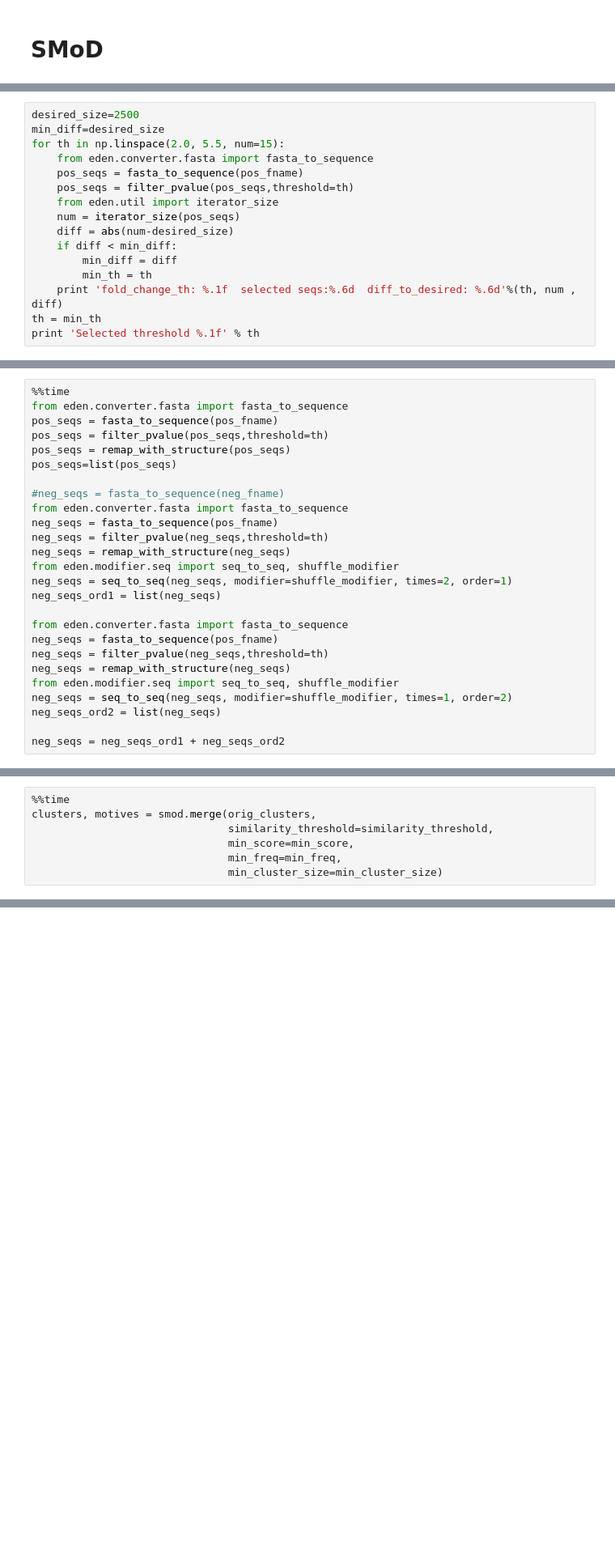
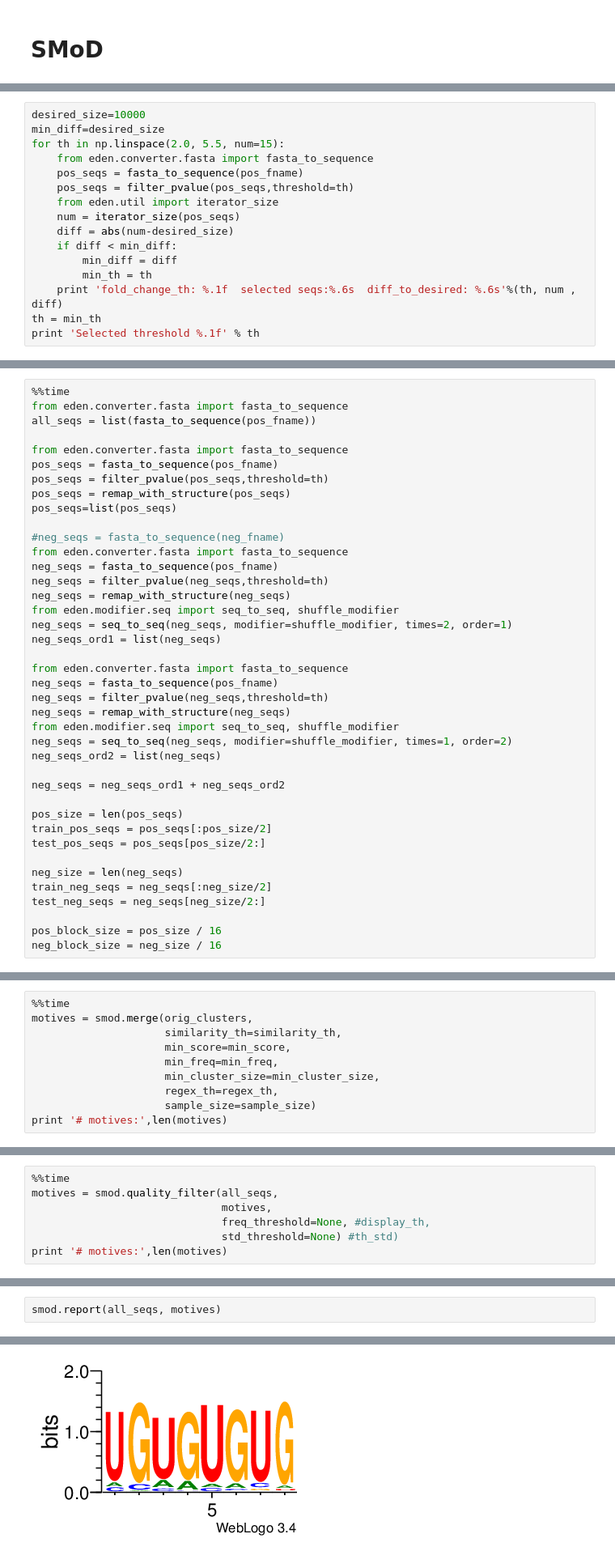
Before and after one commit to fabriziocosta/EDeN_examples, a Jupyter notebook: bioinf/motif/SequenceMotifDecomposer.ipynb, the cells around one changed output, grey strips where cells are left out. Shown at 81% size. Drawn from its saved outputs; the diff is of its cells as text; blank space fills up the shorter version.

```diff
--- a/bioinf/motif/SequenceMotifDecomposer.ipynb
+++ b/bioinf/motif/SequenceMotifDecomposer.ipynb
@@ -254,5 +129,5 @@ th_std = 29 # maximum std of localization of consensus regex within the sequence
 # %%
-desired_size=2500
+desired_size=10000
 min_diff=desired_size
 for th in np.linspace(2.0, 5.5, num=15):
     from eden.converter.fasta import fasta_to_sequence
@@ -264,7 +139,7 @@ for th in np.linspace(2.0, 5.5, num=15):
     if diff < min_diff:
         min_diff = diff
         min_th = th
-    print 'fold_change_th: %.1f  selected seqs:%.6d  diff_to_desired: %.6d'%(th, num , diff)
+    print 'fold_change_th: %.1f  selected seqs:%.6s  diff_to_desired: %.6s'%(th, num , diff)
 th = min_th
 print 'Selected threshold %.1f' % th
 # %% [output]
@@ -287,5 +162,8 @@ Selected threshold 4.2
 # %%
 %%time
+from eden.converter.fasta import fasta_to_sequence
+all_seqs = list(fasta_to_sequence(pos_fname))
+
 from eden.converter.fasta import fasta_to_sequence
 pos_seqs = fasta_to_sequence(pos_fname)
 pos_seqs = filter_pvalue(pos_seqs,threshold=th)
@@ -310,4 +188,15 @@ neg_seqs = seq_to_seq(neg_seqs, modifier=shuffle_modifier, times=1, order=2)
 neg_seqs_ord2 = list(neg_seqs)
 
 neg_seqs = neg_seqs_ord1 + neg_seqs_ord2
+
+pos_size = len(pos_seqs)
+train_pos_seqs = pos_seqs[:pos_size/2]
+test_pos_seqs = pos_seqs[pos_size/2:]
+
+neg_size = len(neg_seqs)
+train_neg_seqs = neg_seqs[:neg_size/2]
+test_neg_seqs = neg_seqs[neg_size/2:]
+
+pos_block_size = pos_size / 16
+neg_block_size = neg_size / 16
 # %% [output]
@@ -360,8 +251,11 @@ Wall time: 36.2 s
 # %%
 %%time
-clusters, motives = smod.merge(orig_clusters,
-                               similarity_threshold=similarity_threshold,
-                               min_score=min_score,
-                               min_freq=min_freq,
-                               min_cluster_size=min_cluster_size)
+motives = smod.merge(orig_clusters,
+                     similarity_th=similarity_th,
+                     min_score=min_score,
+                     min_freq=min_freq,
+                     min_cluster_size=min_cluster_size,
+                     regex_th=regex_th,
+                     sample_size=sample_size)
+print '# motives:',len(motives)
 # %% [output]
@@ -496,0 +279,7 @@ GCUGAUGAUGCACUUUAUUCUCAUUCUUUGUGCCAUUUUCUUUUUUCGAUCUUUCUCAGGUAGGGAAUAAUGAAAUUUGG
+# %%
+%%time
+motives = smod.quality_filter(all_seqs,
+                              motives,
+                              freq_threshold=None, #display_th,
+                              std_threshold=None) #th_std)
+print '# motives:',len(motives)
@@ -496,0 +290,3 @@ GCUGAUGAUGCACUUUAUUCUCAUUCUUUGUGCCAUUUUCUUUUUUCGAUCUUUCUCAGGUAGGGAAUAAUGAAAUUUGG
+# %%
+smod.report(all_seqs, motives)
+# %% [output]
@@ -496,0 +294 @@ GCUGAUGAUGCACUUUAUUCUCAUUCUUUGUGCCAUUUUCUUUUUUCGAUCUUUCUCAGGUAGGGAAUAAUGAAAUUUGG
+[figure, added]
```
Also changed, not shown: parts of 22 cells of this notebook, 1 other file.
